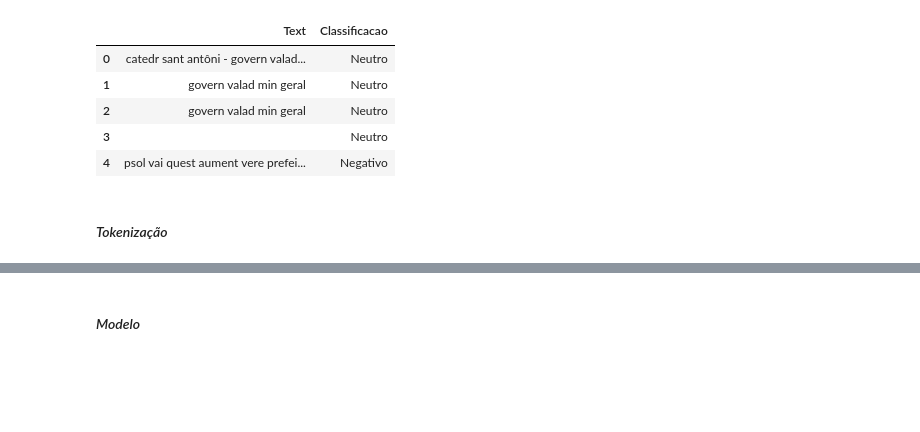
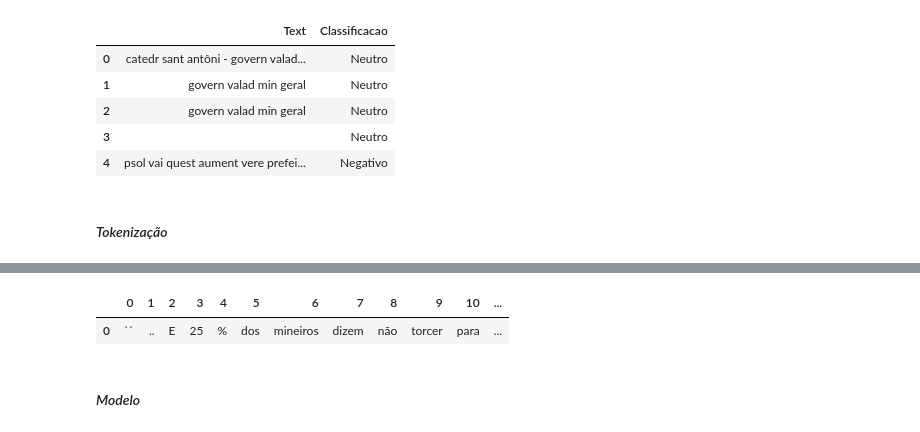
Before and after one commit to JansRodriguez/Analise_de_sentimento-mineracao_de_texto, a Jupyter notebook: AnaliseSentimento.ipynb, the cells around one changed output, grey strips where cells are left out. Cells and saved outputs as stored; diff of their text form; code cells hidden in the pictures; blank space fills up the shorter version.

Commit message:
Implementando a função de Limpeza e StopWords no modelo

```diff
--- a/AnaliseSentimento.ipynb
+++ b/AnaliseSentimento.ipynb
@@ -846,3 +857,9 @@ dadosModelo.head()
+# %%
+from nltk.tokenize import word_tokenize
+pd.DataFrame(word_tokenize(Exemplo)).transpose()
+# %% [output]
+|  | 0 | 1 | 2 | 3 | 4 | 5 | 6 | 7 | 8 | 9 | 10 | ... |
+| 0 | `` | .. | E | 25 | % | dos | mineiros | dizem | não | torcer | para | ... |
 # %% [markdown]
 #### *Modelo*
 # %% [markdown]
```
Also changed, not shown: parts of 2 cells of this notebook.
